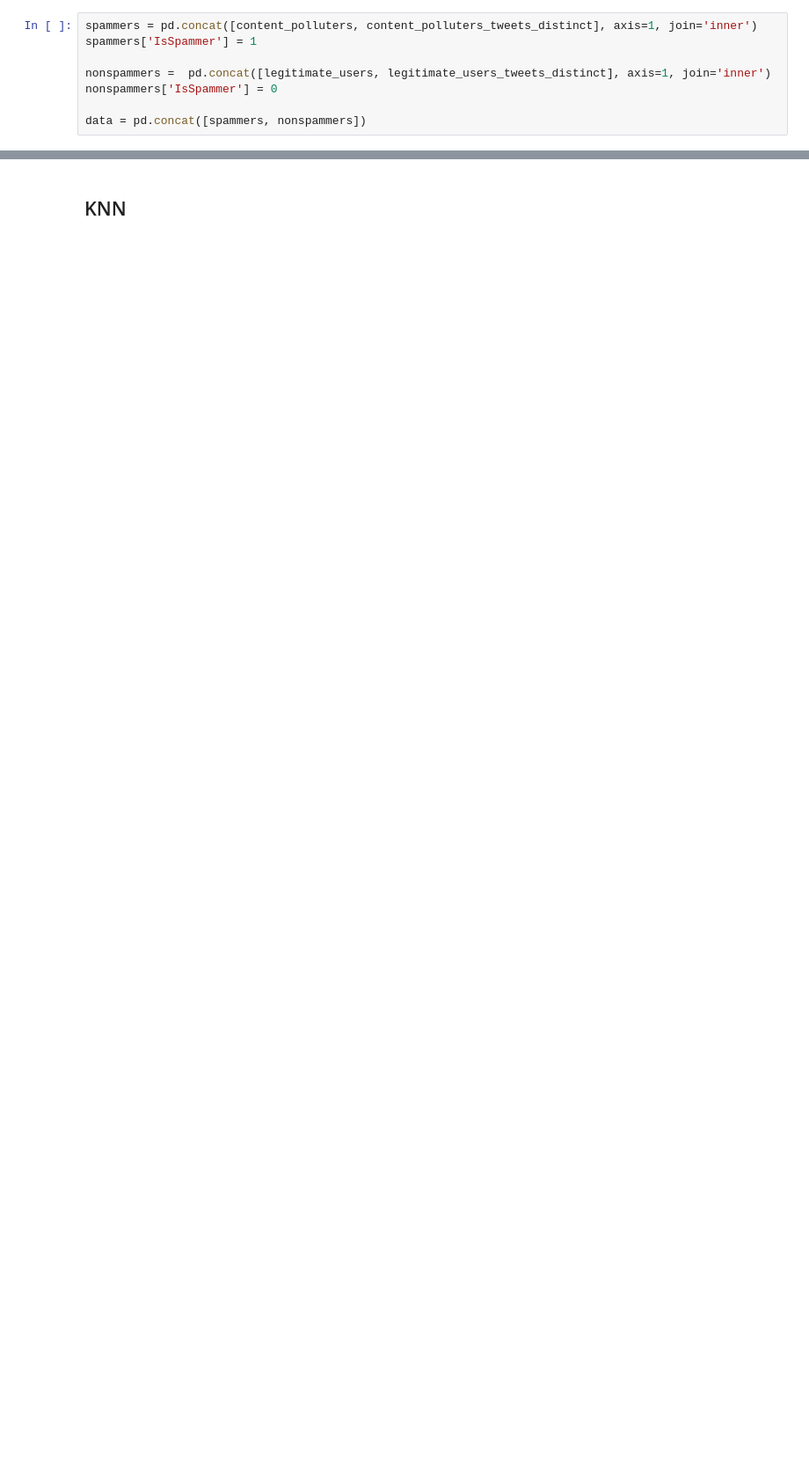
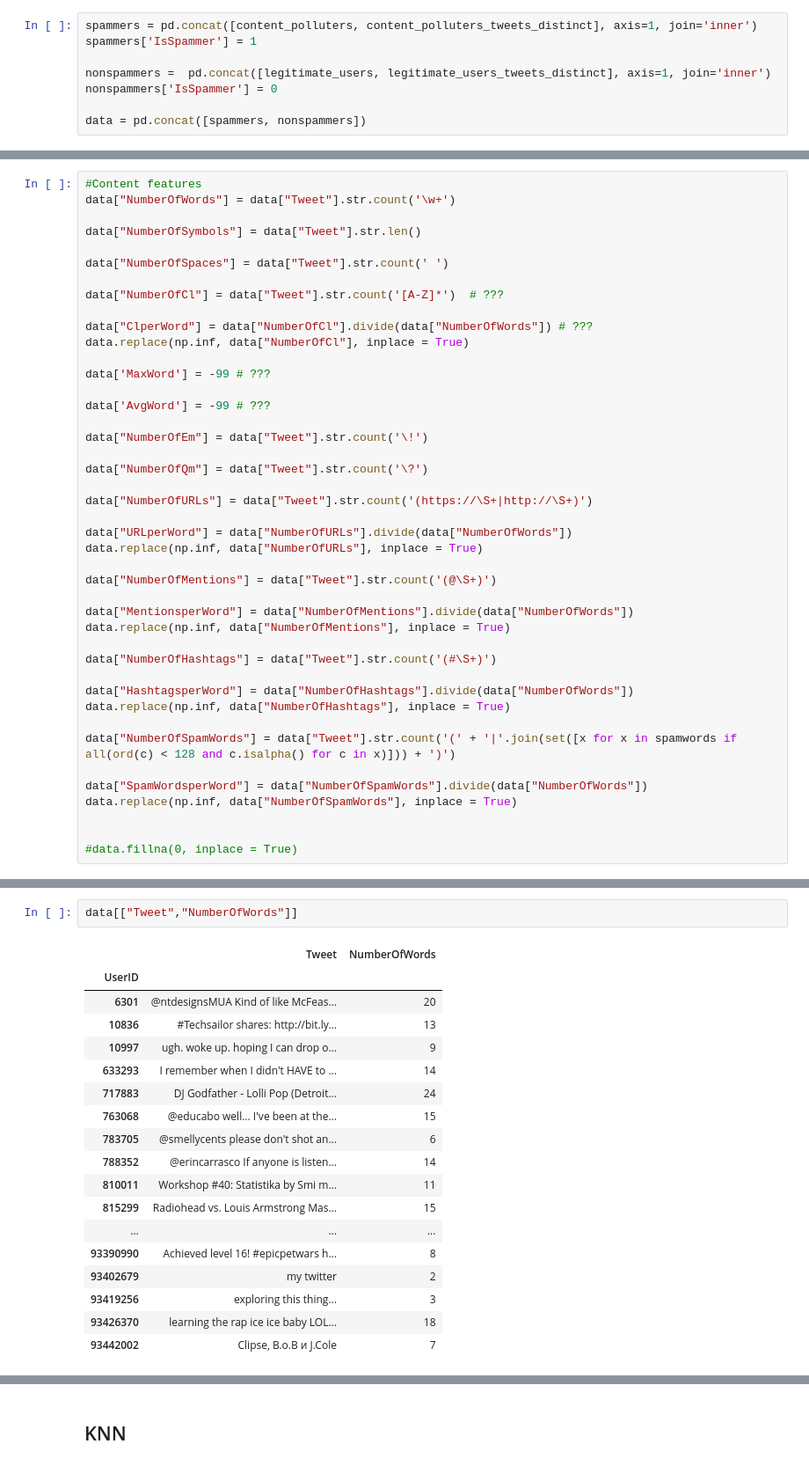
Before and after one commit to oy-vey/TwitterSpamClassifier, a Jupyter notebook: TwitterSocialHoneypot.ipynb, the cells around one changed output, grey strips where cells are left out. Shown: that part at 88% size. Drawn from its saved outputs; the diff is of its cells as text; blank space fills up the shorter version.

```diff
--- a/TwitterSocialHoneypot.ipynb
+++ b/TwitterSocialHoneypot.ipynb
@@ -106,0 +97,43 @@ data.fillna(0, inplace = True)
+# %%
+#Content features
+data["NumberOfWords"] = data["Tweet"].str.count('\w+')
+
+data["NumberOfSymbols"] = data["Tweet"].str.len()
+
+data["NumberOfSpaces"] = data["Tweet"].str.count(' ')
+
+data["NumberOfCl"] = data["Tweet"].str.count('[A-Z]*')  # ???
+
+data["ClperWord"] = data["NumberOfCl"].divide(data["NumberOfWords"]) # ???
+data.replace(np.inf, data["NumberOfCl"], inplace = True)
+
+data['MaxWord'] = -99 # ???
+
+data['AvgWord'] = -99 # ???
+
+data["NumberOfEm"] = data["Tweet"].str.count('\!')
+
+data["NumberOfQm"] = data["Tweet"].str.count('\?')
+
+data["NumberOfURLs"] = data["Tweet"].str.count('(https://\S+|http://\S+)')
+
+data["URLperWord"] = data["NumberOfURLs"].divide(data["NumberOfWords"])
+data.replace(np.inf, data["NumberOfURLs"], inplace = True)
+
+data["NumberOfMentions"] = data["Tweet"].str.count('(@\S+)')
+
+data["MentionsperWord"] = data["NumberOfMentions"].divide(data["NumberOfWords"])
+data.replace(np.inf, data["NumberOfMentions"], inplace = True)
+
+data["NumberOfHashtags"] = data["Tweet"].str.count('(#\S+)')
+
+data["HashtagsperWord"] = data["NumberOfHashtags"].divide(data["NumberOfWords"])
+data.replace(np.inf, data["NumberOfHashtags"], inplace = True)
+
+data["NumberOfSpamWords"] = data["Tweet"].str.count('(' + '|'.join(set([x for x in spamwords if all(ord(c) < 128 and c.isalpha() for c in x)])) + ')')
+
+data["SpamWordsperWord"] = data["NumberOfSpamWords"].divide(data["NumberOfWords"])
+data.replace(np.inf, data["NumberOfSpamWords"], inplace = True)
+
+
+#data.fillna(0, inplace = True)
@@ -106,0 +142,21 @@ data.fillna(0, inplace = True)
+# %%
+data[["Tweet","NumberOfWords"]]
+# %% [output]
+|  | Tweet | NumberOfWords |
+| UserID |  |  |
+| 6301 | @ntdesignsMUA Kind of like McFeas... | 20 |
+| 10836 | #Techsailor shares: http://bit.ly... | 13 |
+| 10997 | ugh. woke up. hoping I can drop o... | 9 |
+| 633293 | I remember when I didn't HAVE to ... | 14 |
+| 717883 | DJ Godfather - Lolli Pop (Detroit... | 24 |
+| 763068 | @educabo well... I've been at the... | 15 |
+| 783705 | @smellycents please don't shot an... | 6 |
+| 788352 | @erincarrasco If anyone is listen... | 14 |
+| 810011 | Workshop #40: Statistika by Smi m... | 11 |
+| 815299 | Radiohead vs. Louis Armstrong Mas... | 15 |
+| ... | ... | ... |
+| 93390990 | Achieved level 16! #epicpetwars h... | 8 |
+| 93402679 | my twitter | 2 |
+| 93419256 | exploring this thing... | 3 |
+| 93426370 | learning the rap ice ice baby LOL... | 18 |
+| 93442002 | Clipse, B.o.B и J.Cole | 7 |
```
Also changed, not shown: parts of 76 cells of this notebook.
